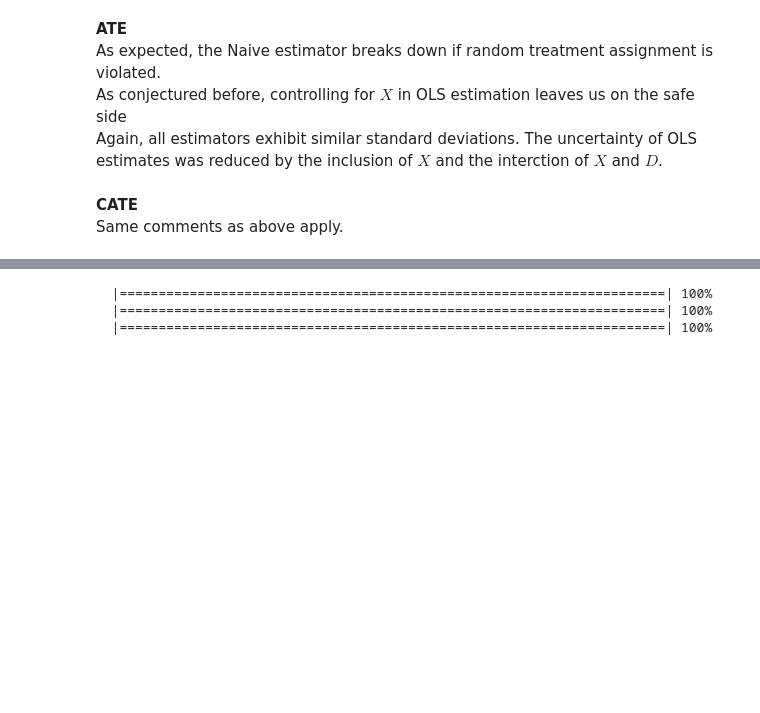
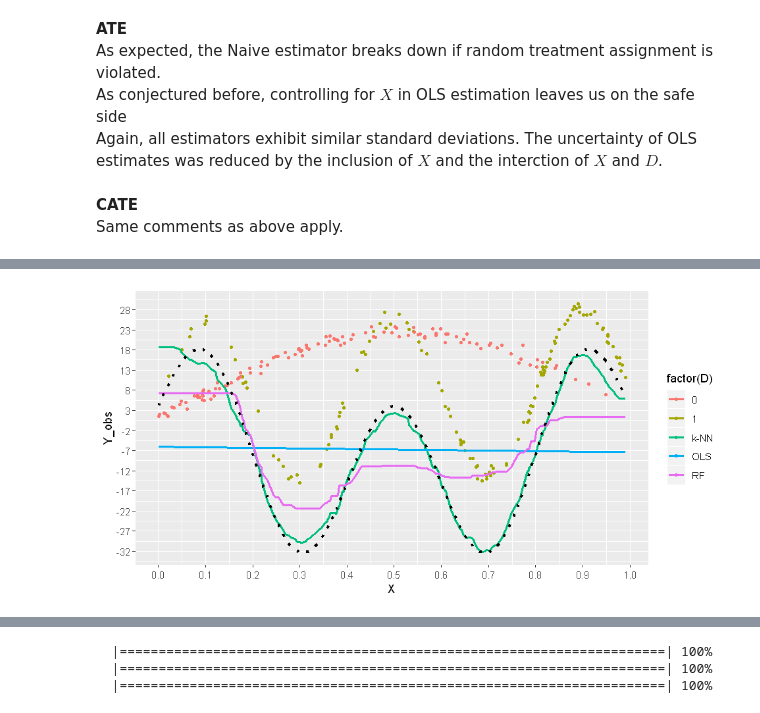
Before and after one commit to timmens/student-project-timmens, a Jupyter notebook: Simulation_Study/simulation_study.ipynb, the cells around one changed output, grey strips where cells are left out. Saved outputs shown, nothing was run; the diff lists cells and outputs as text; code cells hidden in the pictures; blank space fills up the shorter version.

```diff
--- a/Simulation_Study/simulation_study.ipynb
+++ b/Simulation_Study/simulation_study.ipynb
@@ -615,0 +716,8 @@ One may wonder whether these results are sensitive to the choice of $\zeta(x)$ f
+# %%
+options(repr.plot.width=8, repr.plot.height=4)
+set.seed(12)
+plot_data(n=500, num_trees=100, kC=20,
+                      het_linear = FALSE, random_assignment = FALSE,
+                      non_linearY = TRUE, non_linearD = FALSE)
+# %% [output]
+[figure, added]
```
Also changed, not shown: parts of 26 cells of this notebook, 6 other files.
